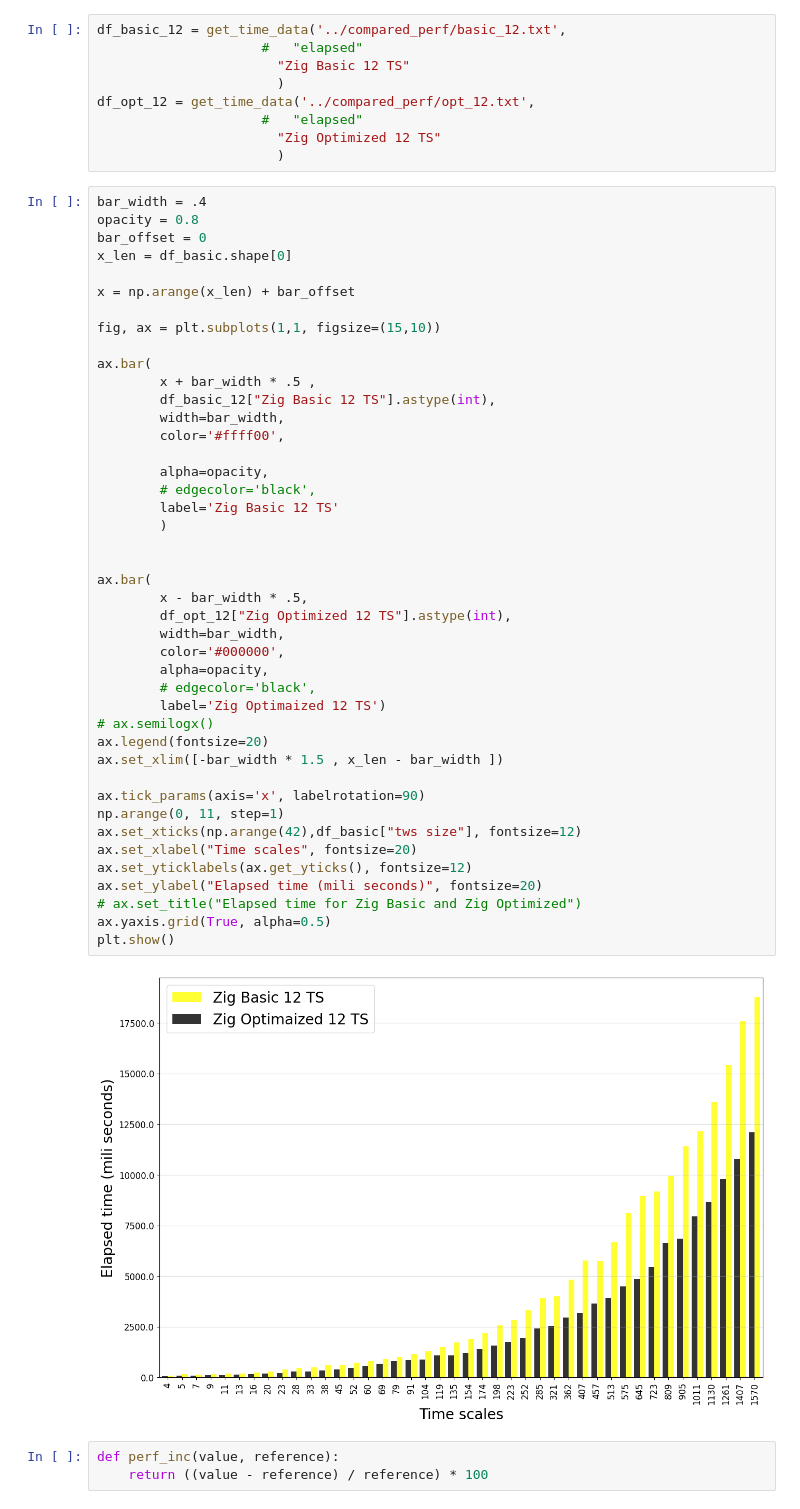
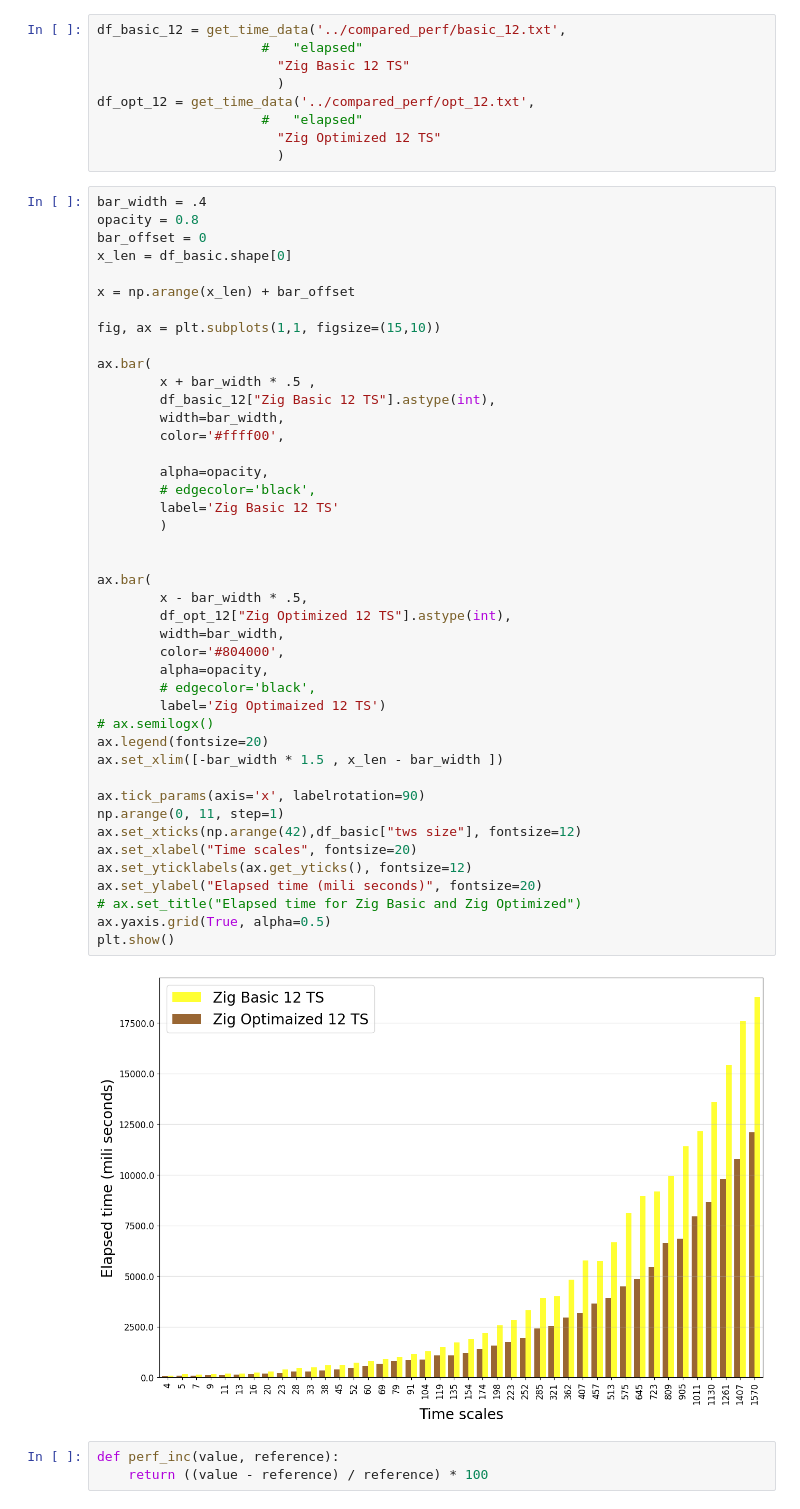
Before and after one commit to 255ribeiro/paper_zebendelib, a Jupyter notebook: notebooks/graphics.ipynb, the cells around one changed output. Drawn from its saved outputs; the diff is of its cells as text.

```diff
--- a/notebooks/graphics.ipynb
+++ b/notebooks/graphics.ipynb
@@ -172,35 +172,35 @@ ax.bar(
         width=bar_width,
         color='#ffff00',
 
         alpha=opacity,
         # edgecolor='black',
         label='Zig Basic 12 TS'
         )
 
 
 ax.bar(
         x - bar_width * .5,
         df_opt_12["Zig Optimized 12 TS"].astype(int),
         width=bar_width,
-        color='#000000',
+        color='#804000',
         alpha=opacity,
         # edgecolor='black',
         label='Zig Optimaized 12 TS')
 # ax.semilogx()
 ax.legend(fontsize=20)
 ax.set_xlim([-bar_width * 1.5 , x_len - bar_width ])
 
 ax.tick_params(axis='x', labelrotation=90)
 np.arange(0, 11, step=1)
 ax.set_xticks(np.arange(42),df_basic["tws size"], fontsize=12)
 ax.set_xlabel("Time scales", fontsize=20)
 ax.set_yticklabels(ax.get_yticks(), fontsize=12)
 ax.set_ylabel("Elapsed time (mili seconds)", fontsize=20)
 # ax.set_title("Elapsed time for Zig Basic and Zig Optimized")
 ax.yaxis.grid(True, alpha=0.5)
 plt.show()
 # %% [output]
-[figure, old version]
+[figure, new version]
 # %%
 def perf_inc(value, reference):
     return ((value - reference) / reference) * 100
```
Also changed, not shown: 7 other files.
